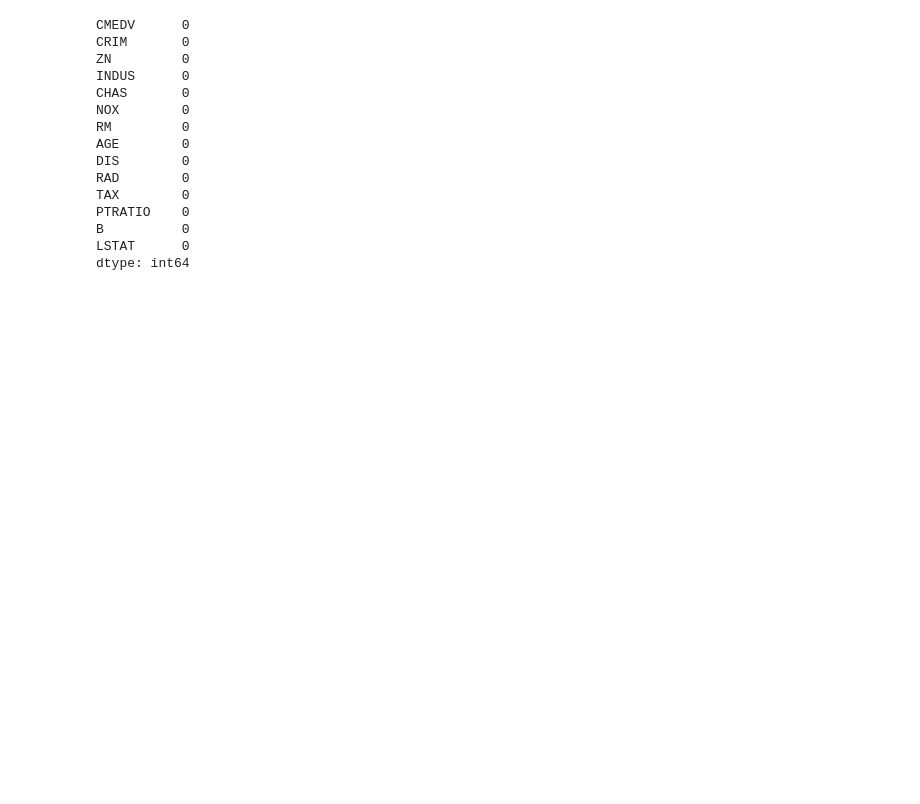
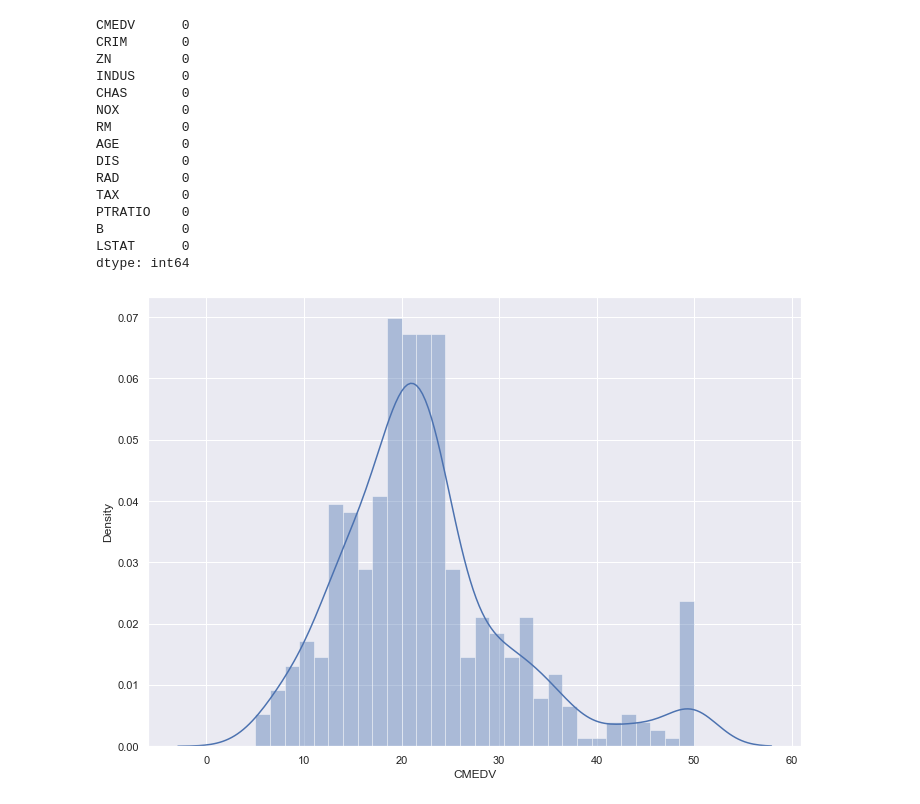
Before and after one commit to MAlejandroVC/Proyecto1, a Jupyter notebook: BostonHousing.ipynb, the cells around one changed output. Saved outputs shown, nothing was run; the diff lists cells and outputs as text; code cells hidden in the pictures; blank space fills up the shorter version.

```diff
--- a/BostonHousing.ipynb
+++ b/BostonHousing.ipynb
@@ -57,7 +57,8 @@ dtype: int64
 # %%
 # set the size of the figure
 sns.set(rc={'figure.figsize':(11.7,8.27)})
-
 # plot a histogram showing the distribution of the target values
-sns.distplot(boston['MEDV'], bins=30)
+sns.distplot(boston['CMEDV'], bins=30)
 plt.show()
+# %% [output]
+[figure, added]
```
Also changed, not shown: parts of 2 cells of this notebook.
